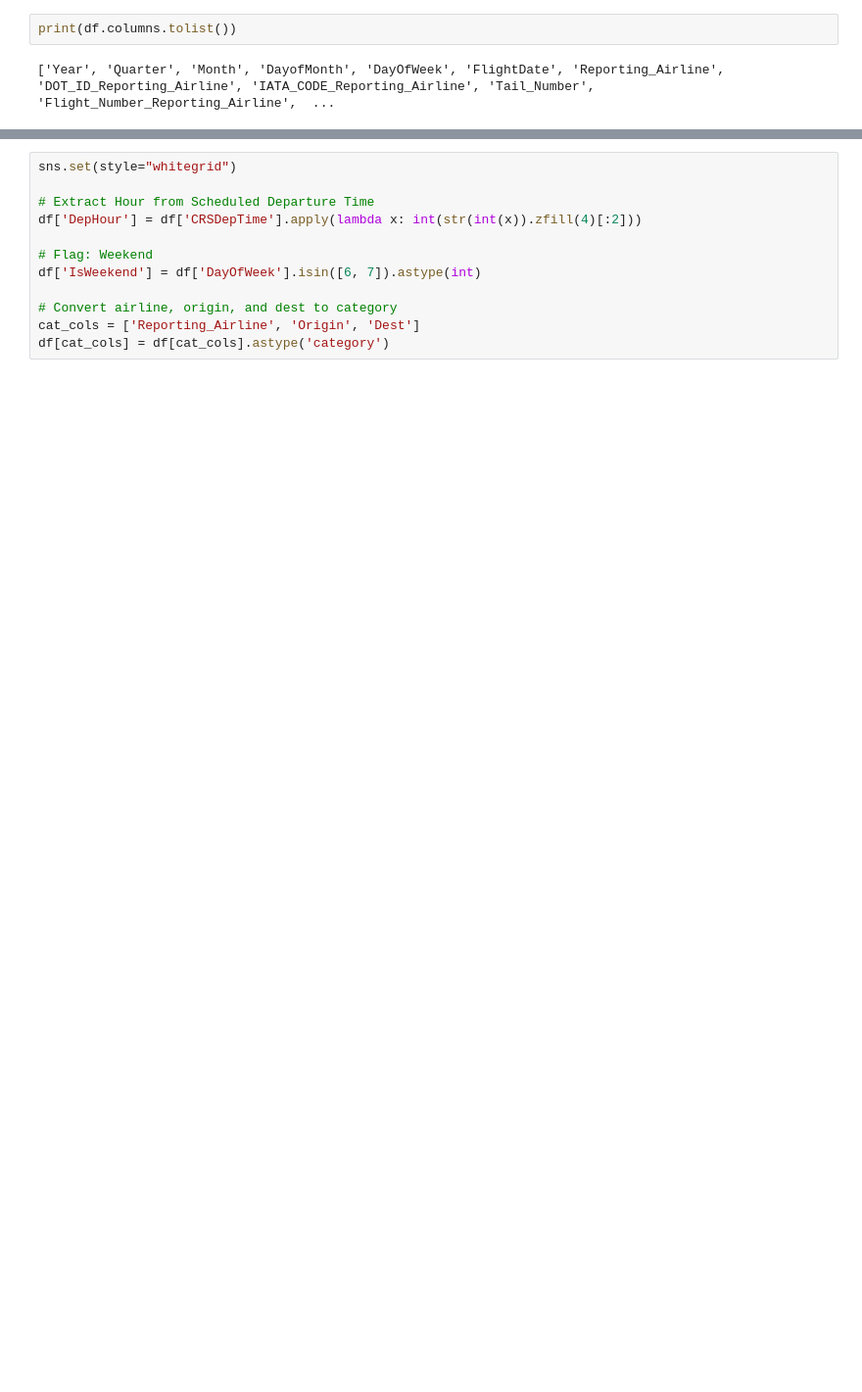
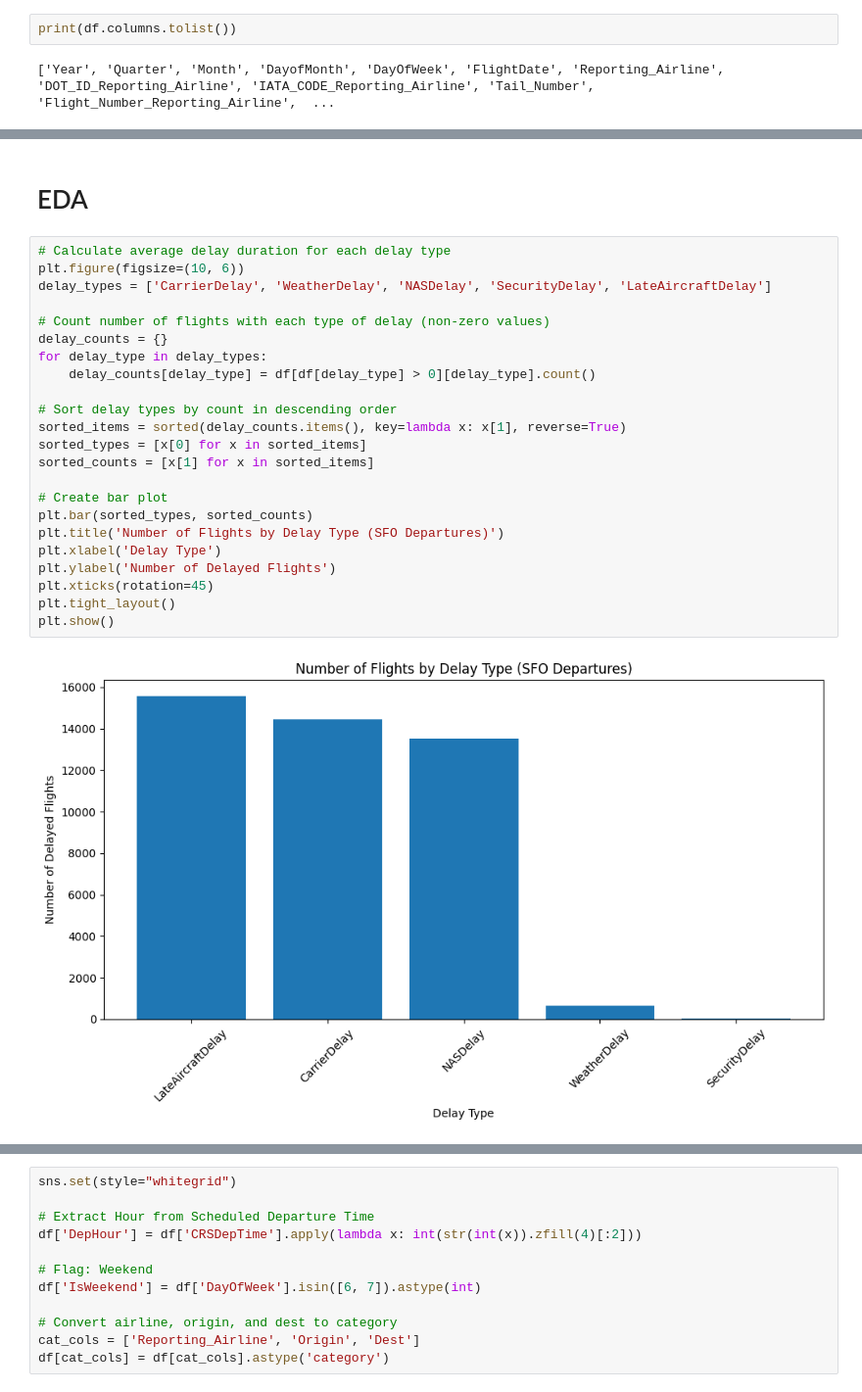
Before and after one commit to shloak17107/airline-delay-prediction, a Jupyter notebook: Vatsal_Copy_of_preprocessing.ipynb, the cells around one changed output, grey strips where cells are left out. Shown at 98% size. Saved outputs shown, nothing was run; the diff lists cells and outputs as text; blank space fills up the shorter version.

```diff
--- a/Vatsal_Copy_of_preprocessing.ipynb
+++ b/Vatsal_Copy_of_preprocessing.ipynb
@@ -171,0 +200,27 @@ See the caveats in the documentation: https://pandas.pydata.org/pandas-docs/stab
+# %% [markdown]
+# EDA
+# %%
+# Calculate average delay duration for each delay type
+plt.figure(figsize=(10, 6))
+delay_types = ['CarrierDelay', 'WeatherDelay', 'NASDelay', 'SecurityDelay', 'LateAircraftDelay']
+
+# Count number of flights with each type of delay (non-zero values)
+delay_counts = {}
+for delay_type in delay_types:
+    delay_counts[delay_type] = df[df[delay_type] > 0][delay_type].count()
+
+# Sort delay types by count in descending order
+sorted_items = sorted(delay_counts.items(), key=lambda x: x[1], reverse=True)
+sorted_types = [x[0] for x in sorted_items]
+sorted_counts = [x[1] for x in sorted_items]
+
+# Create bar plot
+plt.bar(sorted_types, sorted_counts)
+plt.title('Number of Flights by Delay Type (SFO Departures)')
+plt.xlabel('Delay Type')
+plt.ylabel('Number of Delayed Flights')
+plt.xticks(rotation=45)
+plt.tight_layout()
+plt.show()
+# %% [output]
+[figure, added]
```
Also changed, not shown: parts of 42 cells of this notebook.
